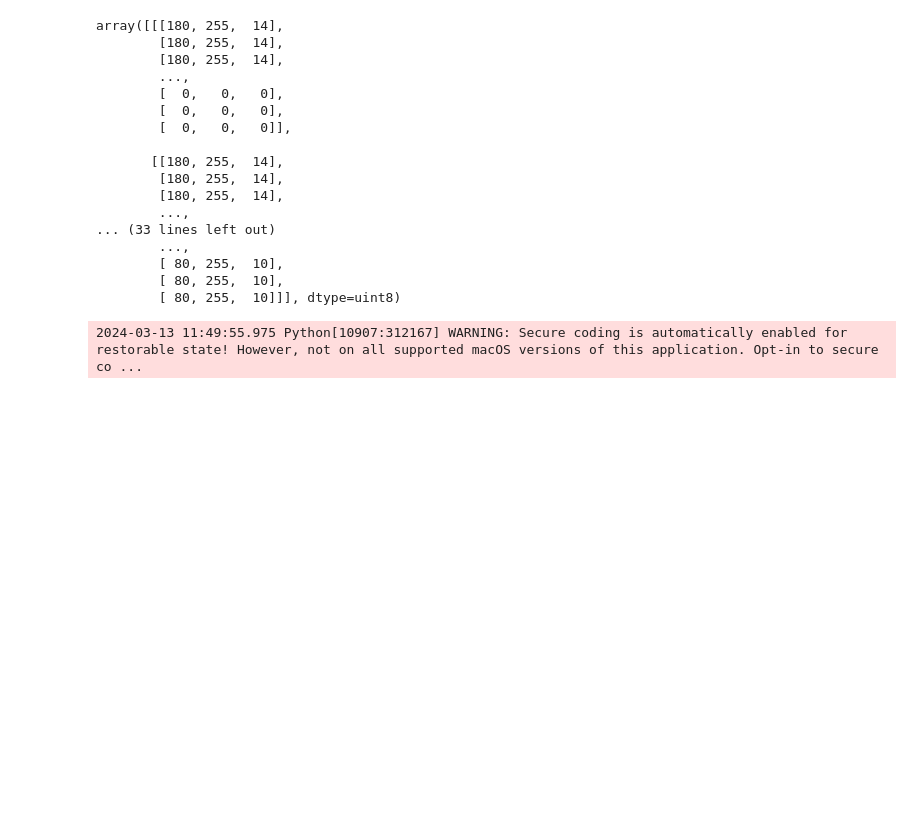
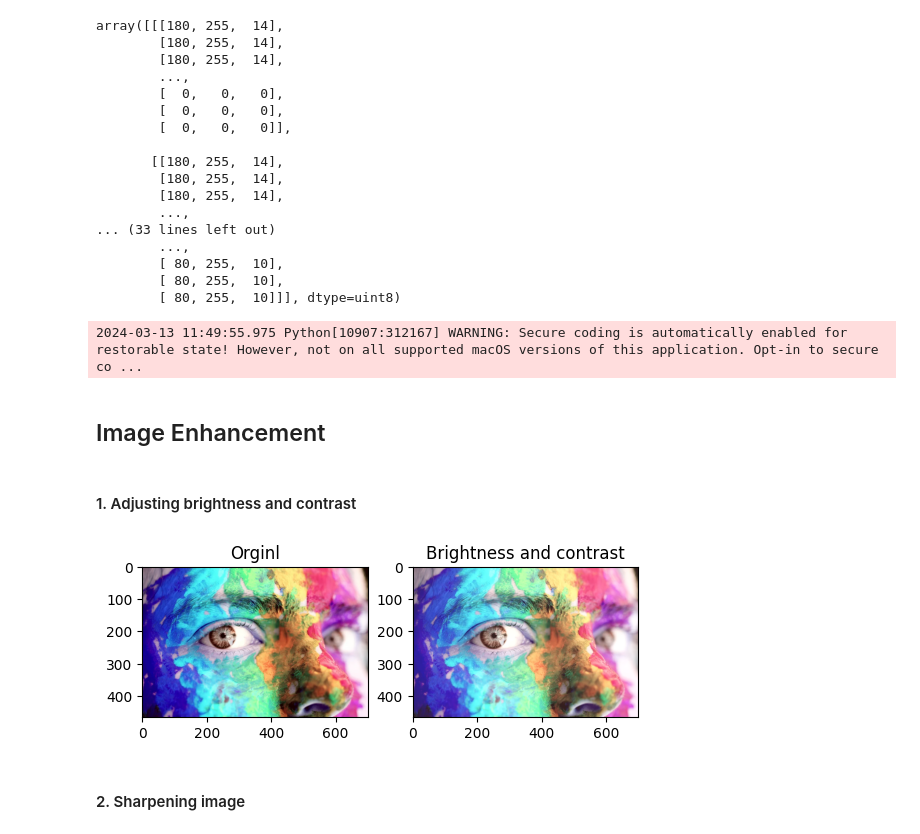
Before and after one commit to aaronjoju07/Advance_Python, a Jupyter notebook: ImageProcessing/pillow/openCV/index.ipynb, the cells around one changed output. Saved outputs shown, nothing was run; the diff lists cells and outputs as text; code cells hidden in the pictures; blank space fills up the shorter version.

```diff
--- a/ImageProcessing/pillow/openCV/index.ipynb
+++ b/ImageProcessing/pillow/openCV/index.ipynb
@@ -161,3 +161,7 @@ cv.waitKey(0)
 cv.destroyAllWindows()
 # %% [output]
 2024-03-13 11:49:55.975 Python[10907:312167] WARNING: Secure coding is automatically enabled for restorable state! However, not on all supported macOS versions of this application. Opt-in to secure co ...
+# %% [markdown]
+## Image Enhancement
+# %% [markdown]
+#### 1. Adjusting brightness and contrast
@@ -163,0 +172,14 @@ cv.destroyAllWindows()
+# %%
+image = cv.imread('/Users/aaronjoju/Documents/Advance_Python/images/RGBIMG.png')
+# %%
+brightness = 30
+contrast = 0.9
+img2 = cv.addWeighted(image,contrast,np.zeros(image.shape,image.dtype),0,brightness)
+
+plt.subplot(121),plt.title('Orginl'),plt.imshow(image)
+plt.subplot(122),plt.title('Brightness and contrast'),plt.imshow(img2)
+plt.show()
+# %% [output]
+[figure, added]
+# %% [markdown]
+#### 2. Sharpening image
```
Also changed, not shown: parts of 12 cells of this notebook, 1 other file.
